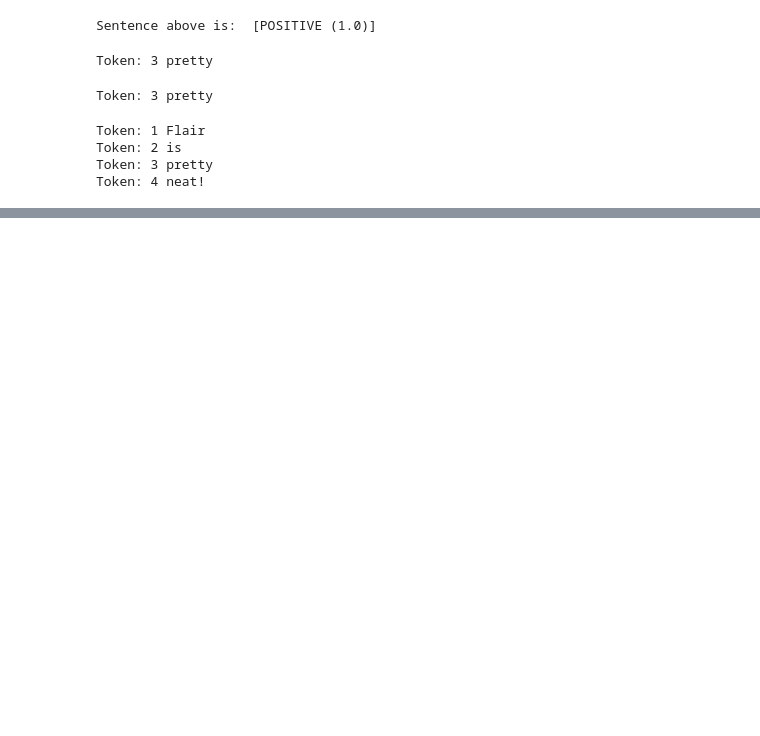
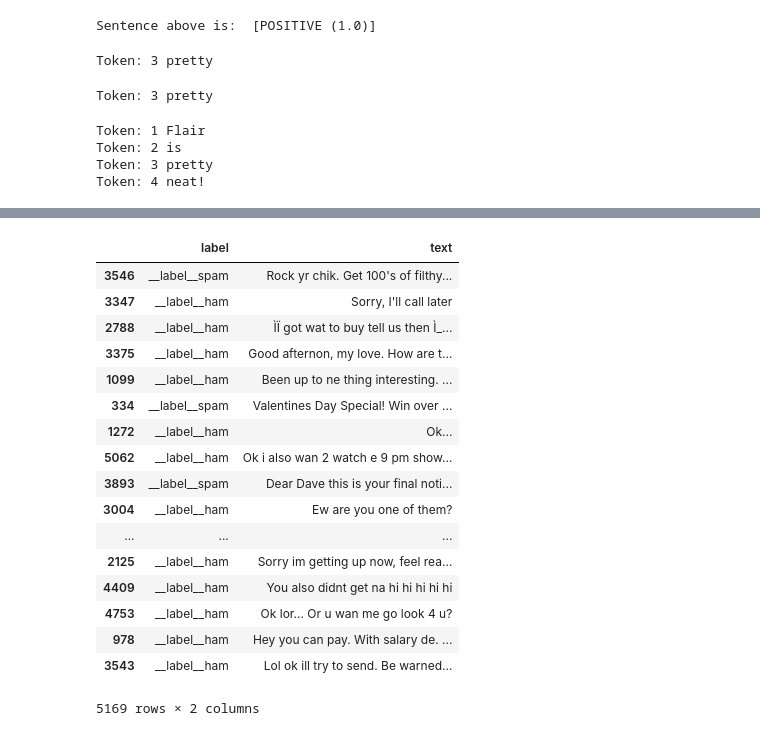
Before and after one commit to kousukekikuchi1984/LearningML, a Jupyter notebook: flair/first_example.ipynb, the cells around one changed output, grey strips where cells are left out. Cells and saved outputs as stored; diff of their text form; code cells hidden in the pictures; blank space fills up the shorter version.

```diff
--- a/flair/first_example.ipynb
+++ b/flair/first_example.ipynb
@@ -29,5 +29,6 @@ Token: 4 neat!
 # %%
 ## commanding `kaggle datasets download -d uciml/sms-spam-collection-dataset` on kernel
 import pandas as pd
-data = pd.read_csv("./spam.csv", encoding='latin-1').sample(frac=1).drop_duplicates()
+data = pd.read_csv("spam.csv", encoding='latin-1').sample(frac=1).drop_duplicates()
+data.describe()
 # %% [output]
@@ -34,0 +40,23 @@ AttributeError: module 'pandas' has no attribute 'read_csv'
+# %%
+data = data[['v1', 'v2']].rename(columns={"v1": "label", "v2": "text"})
+data['label'] = '__label__' + data['label'].astype(str)
+data
+# %% [output]
+|  | label | text |
+| 3546 | __label__spam | Rock yr chik. Get 100's of filthy... |
+| 3347 | __label__ham | Sorry, I'll call later |
+| 2788 | __label__ham | ÌÏ got wat to buy tell us then Ì_... |
+| 3375 | __label__ham | Good afternon, my love. How are t... |
+| 1099 | __label__ham | Been up to ne thing interesting. ... |
+| 334 | __label__spam | Valentines Day Special! Win over ... |
+| 1272 | __label__ham | Ok... |
+| 5062 | __label__ham | Ok i also wan 2 watch e 9 pm show... |
+| 3893 | __label__spam | Dear Dave this is your final noti... |
+| 3004 | __label__ham | Ew are you one of them? |
+| ... | ... | ... |
+| 2125 | __label__ham | Sorry im getting up now, feel rea... |
+| 4409 | __label__ham | You also didnt get na hi hi hi hi hi |
+| 4753 | __label__ham | Ok lor... Or u wan me go look 4 u? |
+| 978 | __label__ham | Hey you can pay. With salary de. ... |
+| 3543 | __label__ham | Lol ok ill try to send. Be warned... |
+5169 rows × 2 columns
```
Also changed, not shown: parts of 7 cells of this notebook, 1 other file.
